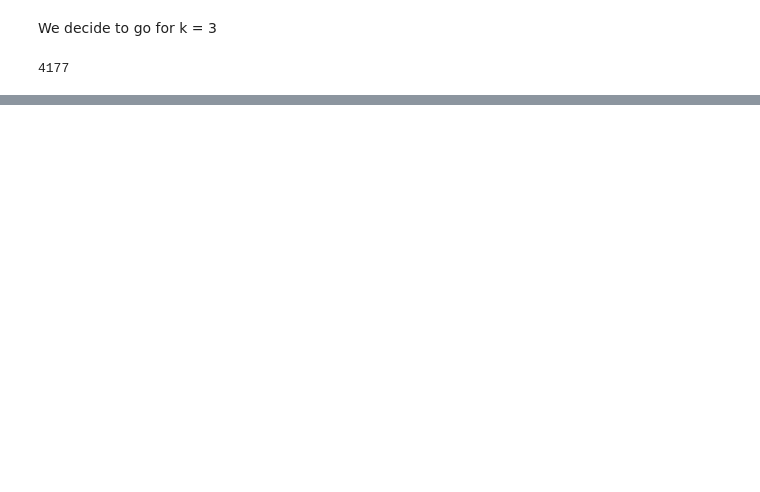
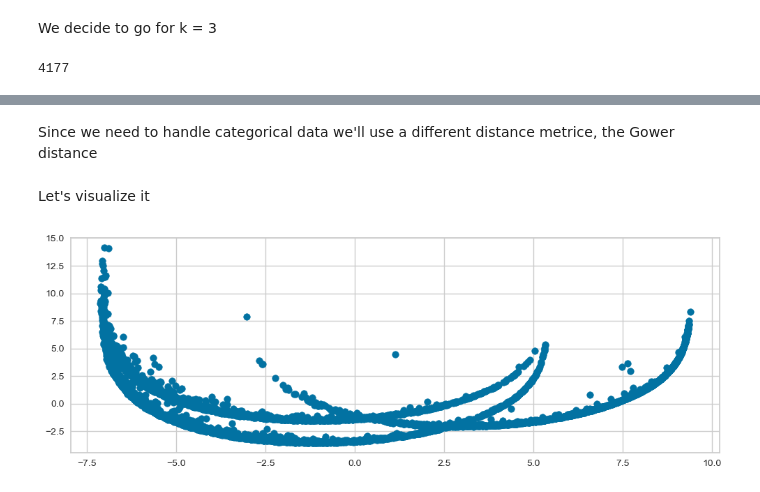
Before and after one commit to TommasoCapacci/DQ_Project_Clustering_2022, a Jupyter notebook: code/first_idea.ipynb, the cells around one changed output, grey strips where cells are left out. Saved outputs shown, nothing was run; the diff lists cells and outputs as text; code cells hidden in the pictures; blank space fills up the shorter version.

```diff
--- a/code/first_idea.ipynb
+++ b/code/first_idea.ipynb
@@ -428,0 +506,10 @@ len(kprototype.labels_)
+# %%
+from sklearn.preprocessing import StandardScaler
+
+df = pd.read_csv("../datasets/abalone.csv")
+df_dropped = df.drop('0',axis = 1)
+scaler = StandardScaler()
+X_num = scaler.fit_transform(df_dropped)
+X_num = pd.DataFrame(X_num, columns=df_dropped.columns)
+X_all = pd.concat([df["0"], X_num], axis=1)
+X_all
@@ -428,0 +530,19 @@ len(kprototype.labels_)
+# %% [markdown]
+Since we need to handle categorical data we'll use a different distance metrice, the Gower distance
+# %%
+import gower
+
+X = gower.gower_matrix(X_all)
+# %% [markdown]
+Let's visualize it
+# %%
+fig, ax = plt.subplots(figsize=(12,4))
+
+pca = PCA(n_components=2,random_state=42)
+X_pca = pca.fit_transform(X)
+
+ax.scatter(X_pca[:, 0], X_pca[:, 1])
+
+plt.show()
+# %% [output]
+[figure, added]
```
Also changed, not shown: parts of 27 cells of this notebook.
